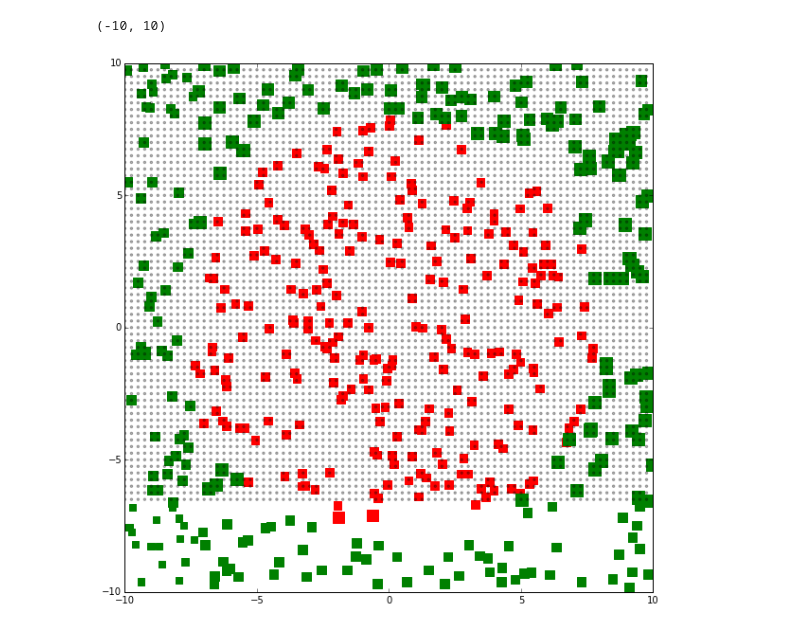
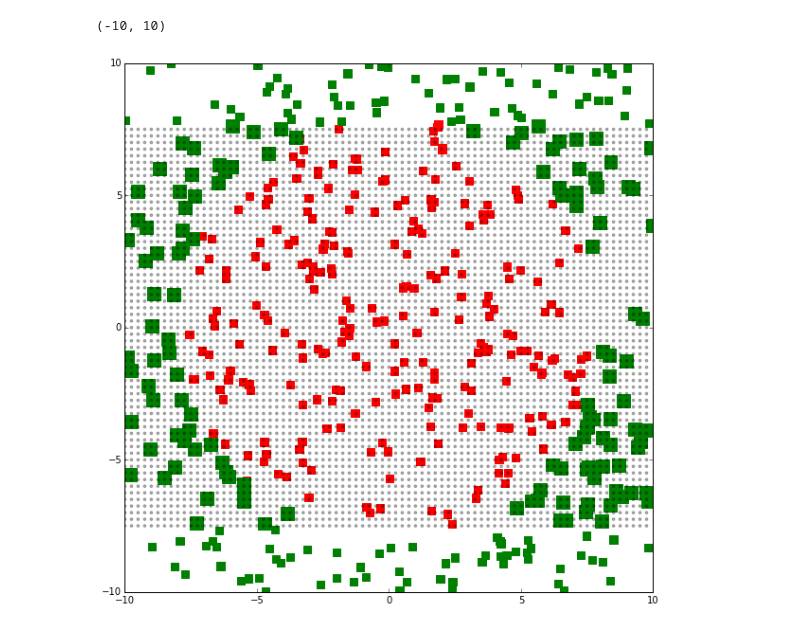
Before and after one commit to biolab/ipynb, a Jupyter notebook: 2015-ozp/13-ada-boost.ipynb, the cells around one changed output. Saved outputs shown, nothing was run; the diff lists cells and outputs as text; code cells hidden in the pictures.

```diff
--- a/2015-ozp/13-ada-boost.ipynb
+++ b/2015-ozp/13-ada-boost.ipynb
@@ -104,20 +104,20 @@ ab_tree = AdaBoostLearner(tree, 100)
 data = Orange.data.Table(X, y)
 model = ab_tree(data)
 # %%
-i = 3
+i = 0
 G = np.array([(x, y) for x in np.arange(-10, 10, .25) for y in np.arange(-10, 10, .25)])
 y_hat = model.models[i](G, True)
 
 yy = model.models[i](X)
 
 plt.figure(figsize=(10,10))
 for c in [0, 1]:
    plt.scatter(X[:, 0][y==c], X[:, 1][y==c], marker="s", color=colors[c], alpha=1, s=model.weights[i][y==c]*len(X)*100)
 #   plt.scatter(X[:, 0][(y==yy) & (y==c)], X[:, 1][(y==yy) & (y==c)], marker="s", color=colors[c], alpha=1)
 plt.scatter(G[:, 0], G[:, 1], s=y_hat[:, 0]*10, color="k", alpha=0.3)
 plt.axis("equal");
 plt.xlim([-10, 10])
 plt.ylim([-10, 10])
 # %% [output]
 (-10, 10)
-[figure, old version]
+[figure, new version]
```
Also changed, not shown: parts of 3 cells of this notebook, 1 other file.
